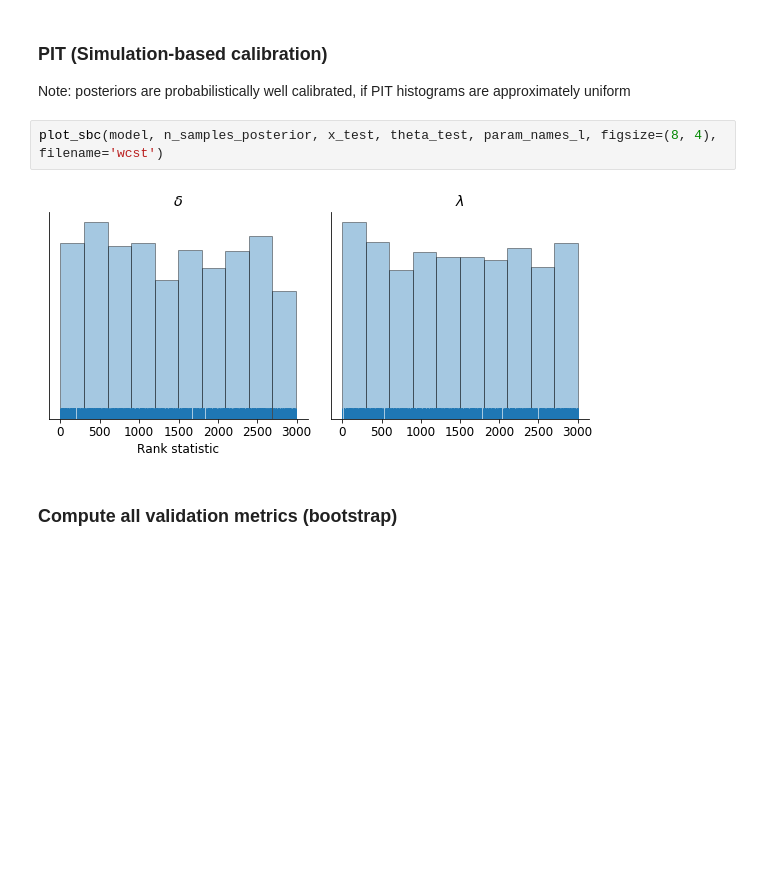
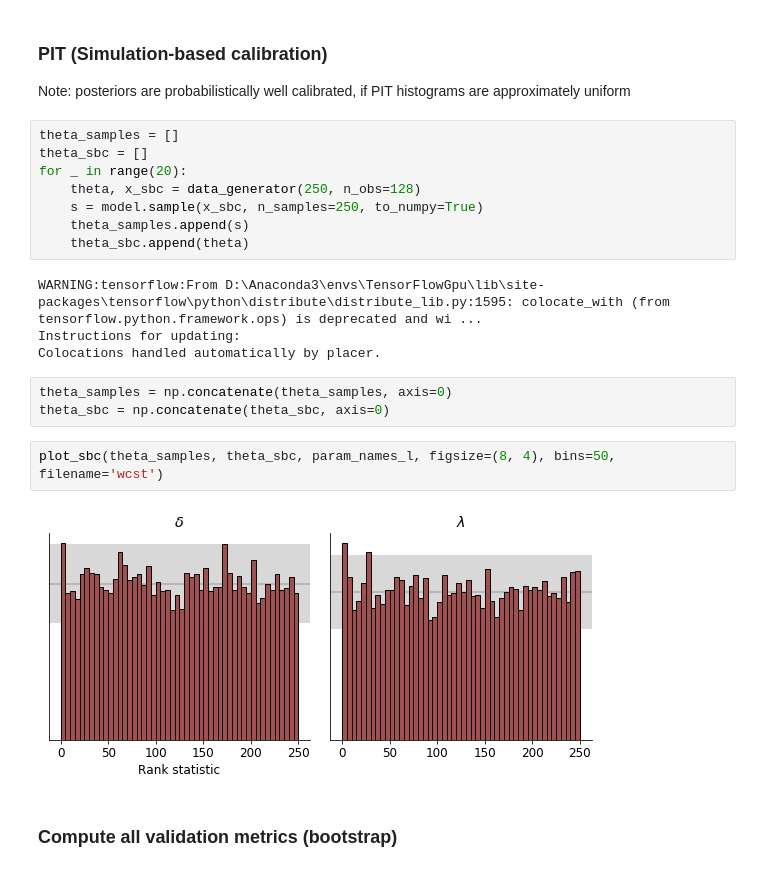
Before and after one commit to stefanradev93/DBN, a Jupyter notebook: WCST_INN_Final.ipynb, the cells around one changed output. Saved outputs shown, nothing was run; the diff lists cells and outputs as text; blank space fills up the shorter version.

```diff
--- a/WCST_INN_Final.ipynb
+++ b/WCST_INN_Final.ipynb
@@ -455,10 +455,25 @@ f.savefig("figures/wcst_itmeasures_sim.png", dpi=600, bbox_inches='tight')
 # %% [markdown]
 ### PIT (Simulation-based calibration)
 Note: posteriors are probabilistically well calibrated, if PIT histograms are approximately uniform
+# %%
+theta_samples = []
+theta_sbc = []
+for _ in range(20):
+    theta, x_sbc = data_generator(250, n_obs=128)
+    s = model.sample(x_sbc, n_samples=250, to_numpy=True)
+    theta_samples.append(s)
+    theta_sbc.append(theta)
+# %% [output]
+WARNING:tensorflow:From D:\Anaconda3\envs\TensorFlowGpu\lib\site-packages\tensorflow\python\distribute\distribute_lib.py:1595: colocate_with (from tensorflow.python.framework.ops) is deprecated and wi ...
+Instructions for updating:
+Colocations handled automatically by placer.
+# %%
+theta_samples = np.concatenate(theta_samples, axis=0)
+theta_sbc = np.concatenate(theta_sbc, axis=0)
 # %%
-plot_sbc(model, n_samples_posterior, x_test, theta_test, param_names_l, figsize=(8, 4), filename='wcst')
+plot_sbc(theta_samples, theta_sbc, param_names_l, figsize=(8, 4), bins=50, filename='wcst')
 # %% [output]
-[figure, old version]
+[figure, new version]
 # %% [markdown]
 ### Compute all validation metrics (bootstrap)
 # %%
```
Also changed, not shown: parts of 7 cells of this notebook, 9 other files.
